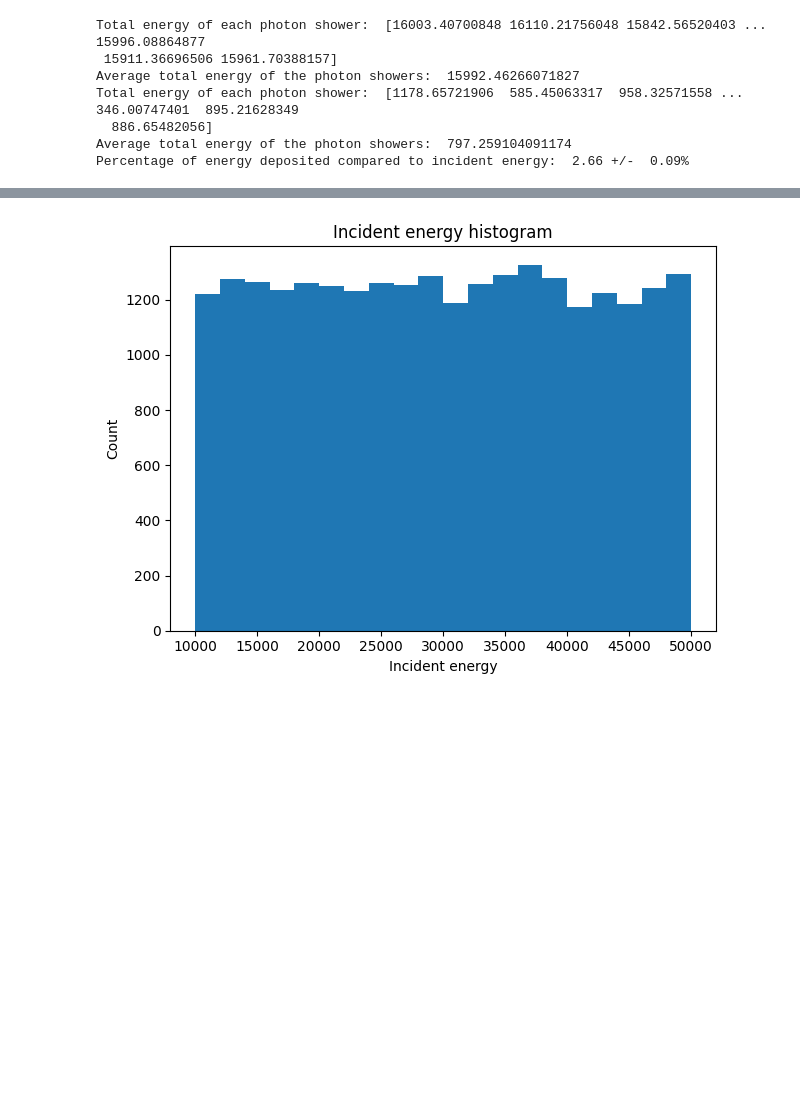
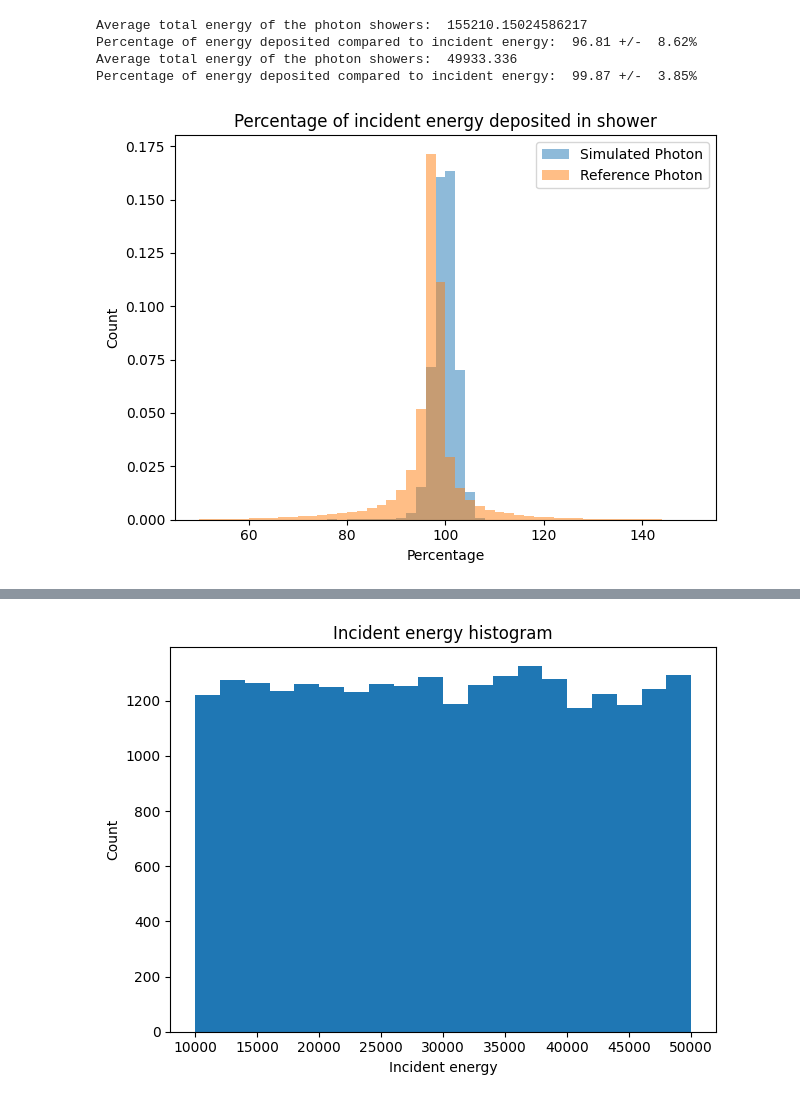
Before and after one commit to tuanmp/ddsim_caloxtreme, a Jupyter notebook: notebooks/compare_ds.ipynb, the cells around one changed output, grey strips where cells are left out. Saved outputs shown, nothing was run; the diff lists cells and outputs as text; code cells hidden in the pictures; blank space fills up the shorter version.

```diff
--- a/notebooks/compare_ds.ipynb
+++ b/notebooks/compare_ds.ipynb
@@ -9,11 +9,22 @@ import matplotlib.pyplot as plt
 HLF_ref = HLF("photon", filename="../binning_dataset_1_photons.xml")
 HLF_sim = HLF("photon", filename="../binning_dataset_1_photons.xml")
 # %%
+HLF_ref = HLF("photon", filename="../binning_dataset_1_photons.xml")
+HLF_sim = HLF("photon", filename="../binning_dataset_1_photons.xml")
+
 ref_file = "/pscratch/sd/p/pmtuan/calochallenge/ds1-photons/caloINN_sample.hdf5"
 
 with h5py.File(ref_file, "r") as f:
     ref_data = {
         key: val[:] for key, val in f.items()
     }
-    mask = (f["incident_energies"][:] == 16384.).squeeze()
-    HLF_ref.CalculateFeatures(f["showers"][mask])
+    # mask = (f["incident_energies"][:] == 16384.).squeeze()
+    HLF_ref.CalculateFeatures(f["showers"][:])
+
+sim_file = "/pscratch/sd/p/pmtuan/ddsim/single_photon/example/sample_ds1_photon.hdf5"
+
+with h5py.File(sim_file, "r") as f:
+    sim_data = {
+        key: val[:] for key, val in f.items()
+    }
+    HLF_sim.CalculateFeatures(f["showers"][:])
@@ -28,18 +31,34 @@ with h5py.File(sim_file, "r") as f:
 # %%
 # total deposited energy in the shower
-print("Total energy of each photon shower: ", HLF_ref.GetEtot())
+# print("Total energy of each photon shower: ", HLF_ref.GetEtot())
+energy_ratio = (HLF_ref.GetEtot() / ref_data['incident_energies'].flatten() )
 print("Average total energy of the photon showers: ", HLF_ref.GetEtot().mean())
+print(f"Percentage of energy deposited compared to incident energy: {energy_ratio.mean() * 100 : .2f} +/- {energy_ratio.std() * 100 : .2f}%")
 
 # total deposited energy in the shower
-print("Total energy of each photon shower: ", HLF_sim.GetEtot())
+# print("Total energy of each photon shower: ", HLF_sim.GetEtot())
 print("Average total energy of the photon showers: ", HLF_sim.GetEtot().mean())
 energy_ratio = (HLF_sim.GetEtot() / sim_data['incident_energies'].flatten() )
 print(f"Percentage of energy deposited compared to incident energy: {energy_ratio.mean() * 100 : .2f} +/- {energy_ratio.std() * 100 : .2f}%")
 # %% [output]
-Total energy of each photon shower:  [16003.40700848 16110.21756048 15842.56520403 ... 15996.08864877
- 15911.36696506 15961.70388157]
-Average total energy of the photon showers:  15992.46266071827
-Total energy of each photon shower:  [1178.65721906  585.45063317  958.32571558 ...  346.00747401  895.21628349
-  886.65482056]
-Average total energy of the photon showers:  797.259104091174
-Percentage of energy deposited compared to incident energy:  2.66 +/-  0.09%
+Average total energy of the photon showers:  155210.15024586217
+Percentage of energy deposited compared to incident energy:  96.81 +/-  8.62%
+Average total energy of the photon showers:  49933.336
+Percentage of energy deposited compared to incident energy:  99.87 +/-  3.85%
+# %%
+fig, ax = plt.subplots(1,1)
+
+
+energy_ratio = (HLF_sim.GetEtot() / sim_data['incident_energies'].flatten() )
+
+ax.hist(HLF_sim.GetEtot() / sim_data['incident_energies'].flatten()  *100, bins=50, range=(50,150), alpha=0.5, label="Simulated Photon", density=True)
+ax.hist(HLF_ref.GetEtot() / ref_data['incident_energies'].flatten()  *100, bins=50, range=(50,150), alpha=0.5, label="Reference Photon", density=True)
+ax.set_title("Percentage of incident energy deposited in shower")
+ax.set_xlabel("Percentage")
+ax.set_ylabel("Count")
+ax.legend()
+
+plt.tight_layout()
+plt.show()
+# %% [output]
+[figure, added]
```
Also changed, not shown: parts of 3 cells of this notebook, 31 other files.
